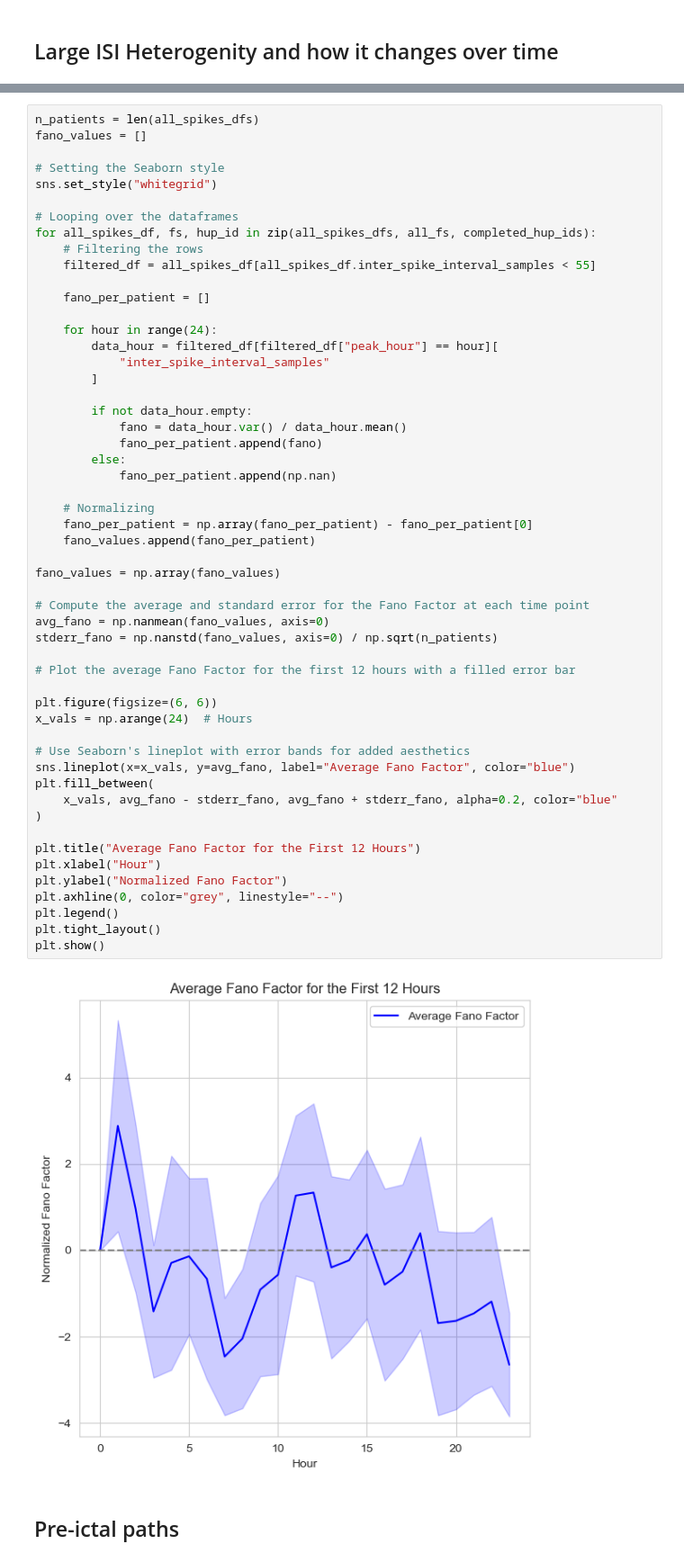
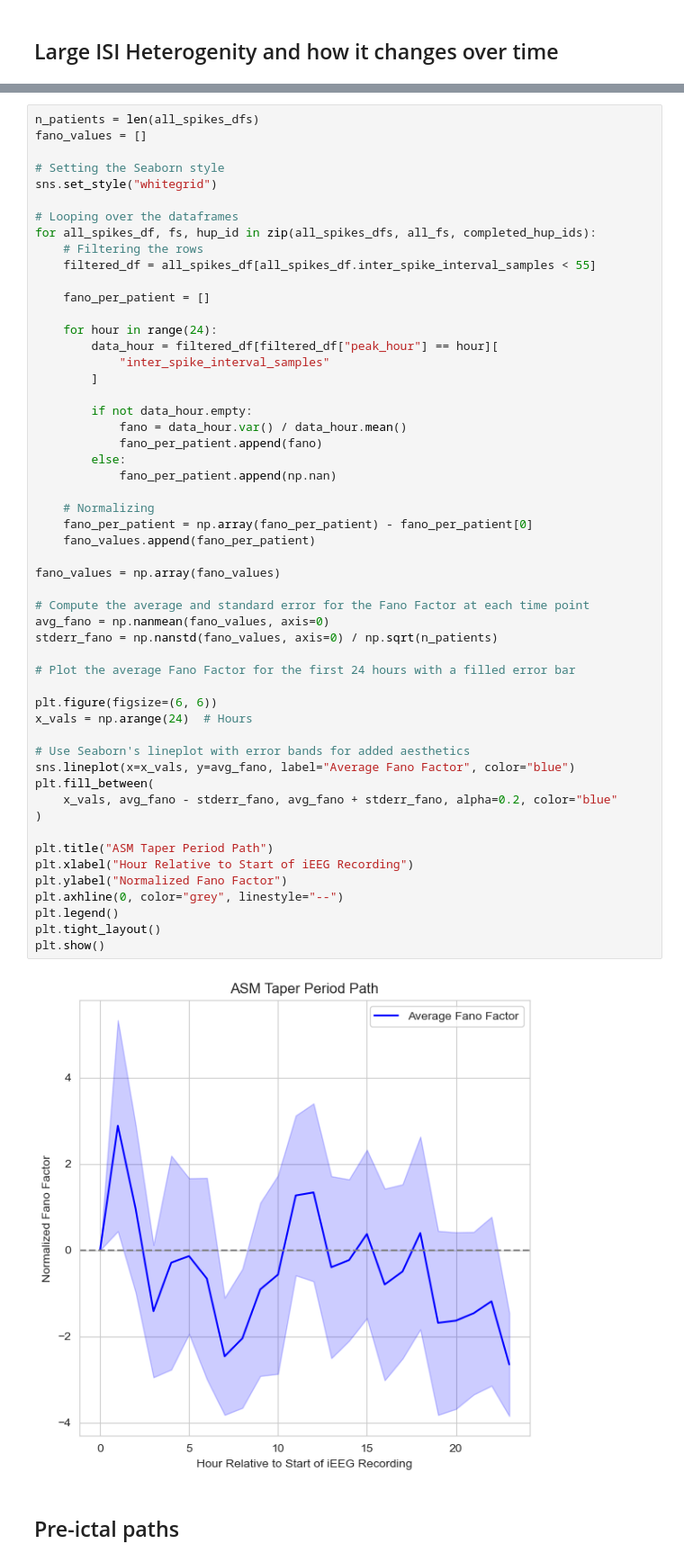
Before and after one commit to devincma/asm_synchrony_paper, a Jupyter notebook: spikes_optimized/ISI_analysis.ipynb, the cells around one changed output, grey strips where cells are left out. Shown at 90% size. Cells and saved outputs as stored; diff of their text form.

Commit message:
Finished ISI paths

```diff
--- a/spikes_optimized/ISI_analysis.ipynb
+++ b/spikes_optimized/ISI_analysis.ipynb
@@ -1021,37 +1021,37 @@ for all_spikes_df, fs, hup_id in zip(all_spikes_dfs, all_fs, completed_hup_ids):
             fano_per_patient.append(fano)
         else:
             fano_per_patient.append(np.nan)
 
     # Normalizing
     fano_per_patient = np.array(fano_per_patient) - fano_per_patient[0]
     fano_values.append(fano_per_patient)
 
 fano_values = np.array(fano_values)
 
 # Compute the average and standard error for the Fano Factor at each time point
 avg_fano = np.nanmean(fano_values, axis=0)
 stderr_fano = np.nanstd(fano_values, axis=0) / np.sqrt(n_patients)
 
-# Plot the average Fano Factor for the first 12 hours with a filled error bar
+# Plot the average Fano Factor for the first 24 hours with a filled error bar
 
 plt.figure(figsize=(6, 6))
 x_vals = np.arange(24)  # Hours
 
 # Use Seaborn's lineplot with error bands for added aesthetics
 sns.lineplot(x=x_vals, y=avg_fano, label="Average Fano Factor", color="blue")
 plt.fill_between(
     x_vals, avg_fano - stderr_fano, avg_fano + stderr_fano, alpha=0.2, color="blue"
 )
 
-plt.title("Average Fano Factor for the First 12 Hours")
-plt.xlabel("Hour")
+plt.title("ASM Taper Period Path")
+plt.xlabel("Hour Relative to Start of iEEG Recording")
 plt.ylabel("Normalized Fano Factor")
 plt.axhline(0, color="grey", linestyle="--")
 plt.legend()
 plt.tight_layout()
 plt.show()
 # %% [output]
-[figure, old version]
+[figure, new version]
 # %% [markdown]
 ## Pre-ictal paths
 # %%
```
Also changed, not shown: parts of 3 cells of this notebook.
